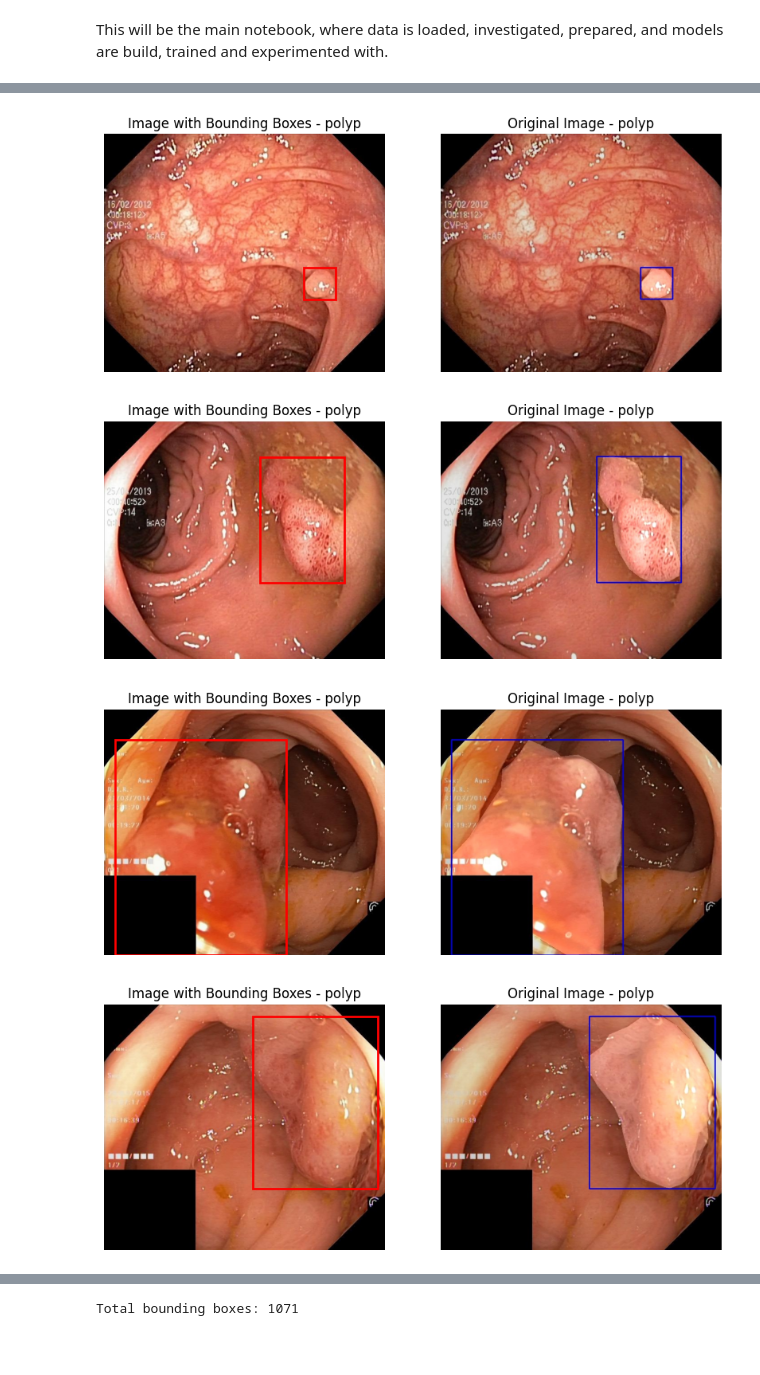
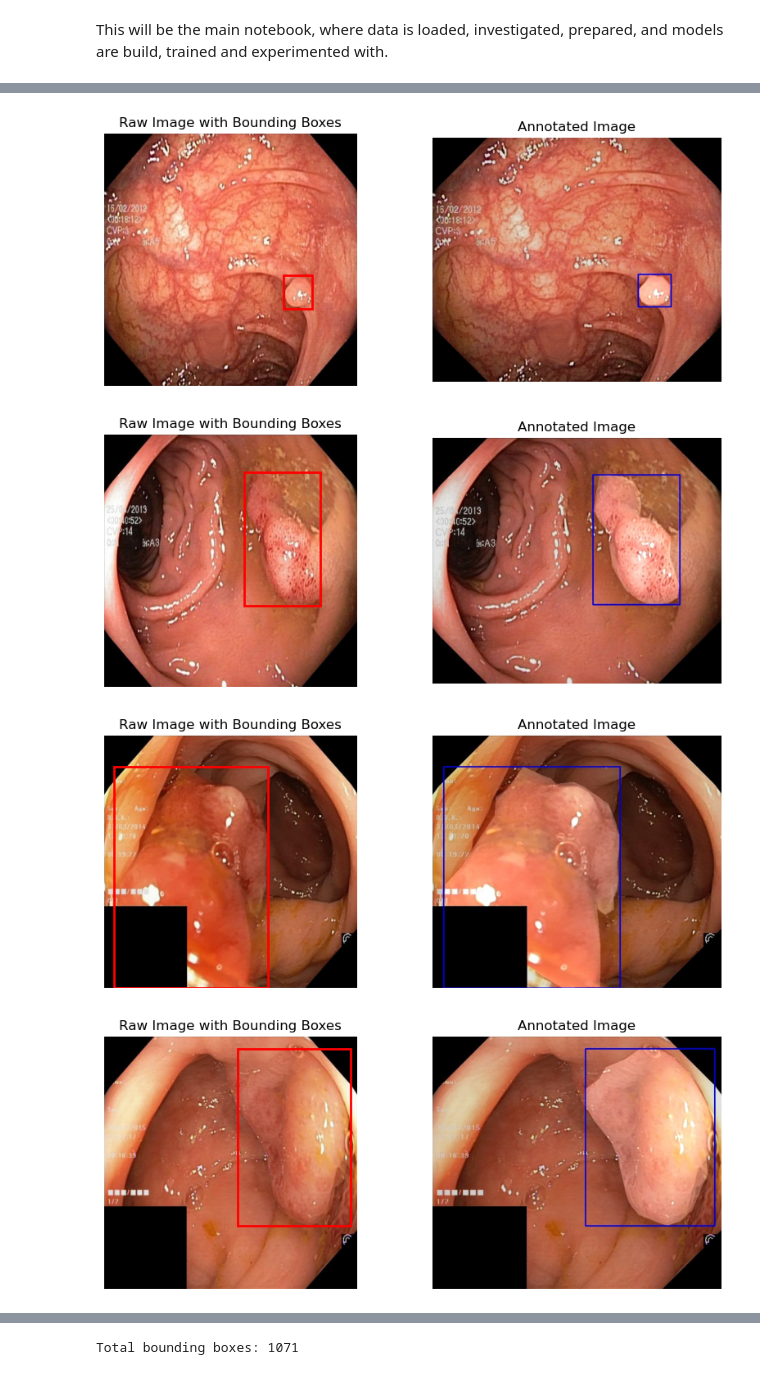
Before and after one commit to niklas-kessler/dl-med-img, a Jupyter notebook: Experiments.ipynb, the cells around one changed output, grey strips where cells are left out. Drawn from its saved outputs; the diff is of its cells as text; code cells hidden in the pictures; blank space fills up the shorter version.

```diff
--- a/Experiments.ipynb
+++ b/Experiments.ipynb
@@ -94,6 +219,17 @@ class KvasirPolypYOLODataset(Dataset):
 # %%
-root = 'Kvasir-SEG'
-dataset = KvasirPolypYOLODataset(root)
-print(f"Dataset size: {len(dataset)} images")
-# Visualize a sample
+dataset_fasterrcnn = KvasirPolypDataset(
+    images_dir=PATH_IMAGES,
+    labels_df=labels_df,
+    img_size=640,
+    default_class=0,
+    format="fasterrcnn"
+)
+
+dataset_yolo = KvasirPolypDataset(
+    images_dir=PATH_IMAGES,
+    labels_df=labels_df,
+    img_size=640,
+    default_class=0,
+    format="yolo"
+)
 # %% [output]
@@ -101,40 +246,39 @@ Dataset size: 1000 images
 # %%
-def plot_image_with_boxes(img,root,img_id,target):
+def plot_image_with_boxes(img, target, img_id):
     """
     Plots an image with bounding boxes.
 
     Args:
         img (Tensor): Image tensor of shape (3, H, W).
-        boxes (Tensor): Bounding boxes tensor of shape (N, 4) in (xmin, ymin, xmax, ymax) format.
+        target (dict): Target dictionary containing boxes and labels.
         img_id (str): Image identifier.
-        target (dict): Target dictionary containing boxes and labels.
     """
-    img_with_boxes = os.path.join(root, "annotated_images", img_id + ".jpg")
+    img_with_boxes = os.path.join(PATH_ANNOTATED_IMAGES, img_id + ".jpg")
     img_with_boxes = Image.open(img_with_boxes).convert("RGB")
     fig, ax = plt.subplots(1,2, figsize=(10,4))
     img = img.permute(1, 2, 0).numpy()  # Convert to (H, W, 3) for plotting
     ax[0].imshow(img)
     ax[0].axis('off')
 
     for box, label in zip(target['boxes'], target['labels']):
         xmin, ymin, xmax, ymax = box
         width = xmax - xmin
         height = ymax - ymin
         rect = patches.Rectangle((xmin, ymin), width, height, linewidth=2, edgecolor='r', facecolor='none')
         ax[0].add_patch(rect)
-        labels = 'polyp' if label.item() == 1 else 'background'
-        ax[0].set_title(f'Image with Bounding Boxes - {labels}')
+        ax[0].set_title(f'Raw Image with Bounding Boxes')
         ax[1].imshow(img_with_boxes)
 
-        ax[1].set_title(f'Original Image - {labels}')
+        ax[1].set_title(f'Annotated Image')
         ax[1].axis('off')
 
     plt.show()
+
 for i in range(5):
-  img_, target_, img_id_ = dataset[i+100]
-  plot_image_with_boxes(img_, root, img_id_, target_)
+  img, target, img_id = dataset_fasterrcnn[i+100]
+  plot_image_with_boxes(img, target, img_id)
 # %% [output]
-[figure, old version]
+[figure, new version]
-[figure, old version]
+[figure, new version]
-[figure, old version]
+[figure, new version]
-[figure, old version]
+[figure, new version]
```
Also changed, not shown: parts of 27 cells of this notebook.
